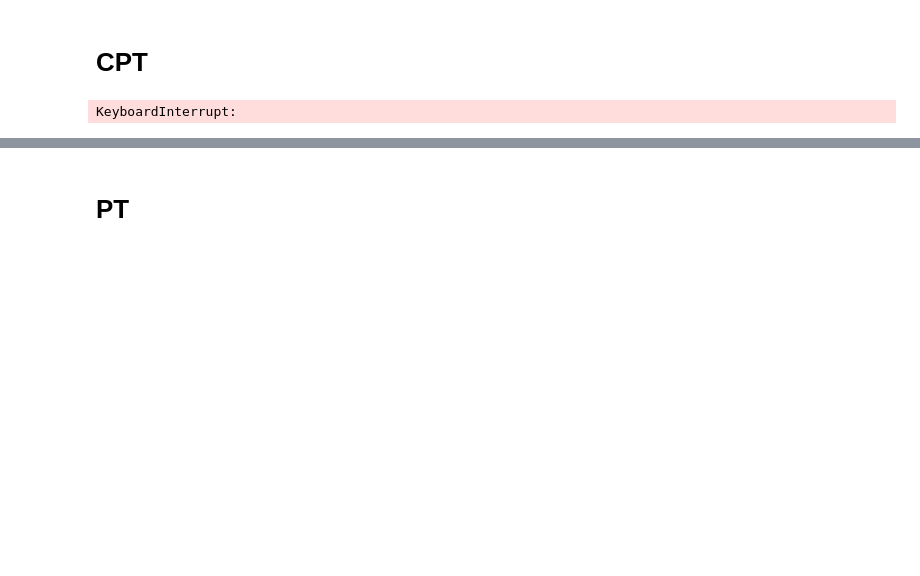
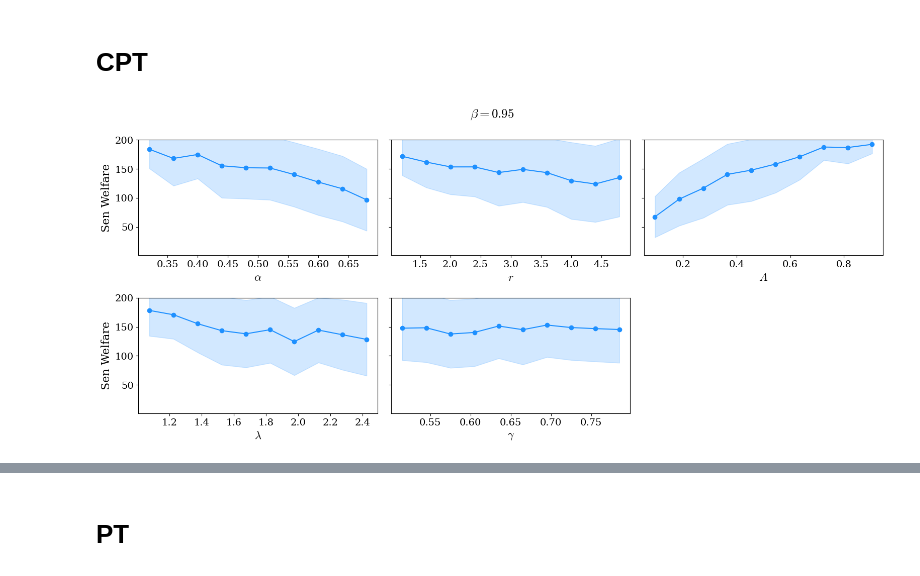
Before and after one commit to charlesaugdupont/cognitive-biases-welfare-volatility, a Jupyter notebook: notebooks/sen_welfare.ipynb, the cells around one changed output, grey strips where cells are left out. Drawn from its saved outputs; the diff is of its cells as text; code cells hidden in the pictures; blank space fills up the shorter version.

```diff
--- a/notebooks/sen_welfare.ipynb
+++ b/notebooks/sen_welfare.ipynb
@@ -138,15 +101,47 @@ for D in ["cpt_revised_kt", "pt_revised", "eut_revised"]:
 # %% [markdown]
 # CPT
 # %%
-directory = "../cpt_revised_kt"
-with open(f"{directory}_sen_welfare", "rb") as f:
+directory = "cpt"
+with open(f"../data/cpt/cpt_kt_95/sen_welfare", "rb") as f:
     sen = pickle.load(f)
+
 data = []
-for idx,f in tqdm(enumerate(os.listdir(directory))):
-    with open(os.path.join(directory, f), "rb") as f:
-        P = pickle.load(f)["params"]
-    elem = ((P["alpha"], P["rate"], P["A"], P["lambda"], P["gamma"], sen[idx]))
-    data.append(elem)
+with open(f"../data/cpt/cpt_kt_95/params", "rb") as f:
+    P = pickle.load(f)
+for i,row in enumerate(P):
+    data.append((row[0], row[1], row[2], row[3], row[4], sen[i]))
+
+cols = ["alpha", "rate", "A", "lambda", "gamma", "welfare"]
+df = pd.DataFrame(data, columns=cols)
+
+nbins = 10
+labels = [r"$\alpha$", r"$r$", r"$A$", r"$\lambda$", r"$\gamma$"]
+fig, axs = plt.subplots(2, 3, figsize=(16,7), sharey=True)
+for i,param in enumerate(cols[:-1]):
+    df["bin"] = pd.cut(df[param], bins=nbins)
+    group = df.groupby("bin")["welfare"]
+    mean_vals = group.mean()
+    std_vals = group.std()
+    bin_centers = [interval.mid for interval in mean_vals.index]
+    axs[int(i/3)][i%3].plot(bin_centers, mean_vals.values, label="Mean Sen Welfare", color="dodgerblue", marker='o')
+    axs[int(i/3)][i%3].fill_between(bin_centers,
+                    mean_vals - std_vals,
+                    mean_vals + std_vals,
+                    alpha=0.2,
+                    label="± 1 std",
+                    color="dodgerblue"
+    )
+    axs[int(i/3)][i%3].set_xlabel(labels[i])
+    axs[int(i/3)][i%3].set_ylim(1,200)
+
+axs[0][0].set_ylabel("Sen Welfare")
+axs[1][0].set_ylabel("Sen Welfare")
+axs[1][2].set_visible(False)
+
+plt.suptitle(r"$\beta=0.95$")
+fig.tight_layout()
+#plt.savefig("../figures/cpt_sen_welfare.pdf", bbox_inches="tight")
+plt.show()
 # %% [output]
-KeyboardInterrupt:
+[figure, added]
 # %%
```
Also changed, not shown: parts of 27 cells of this notebook.
